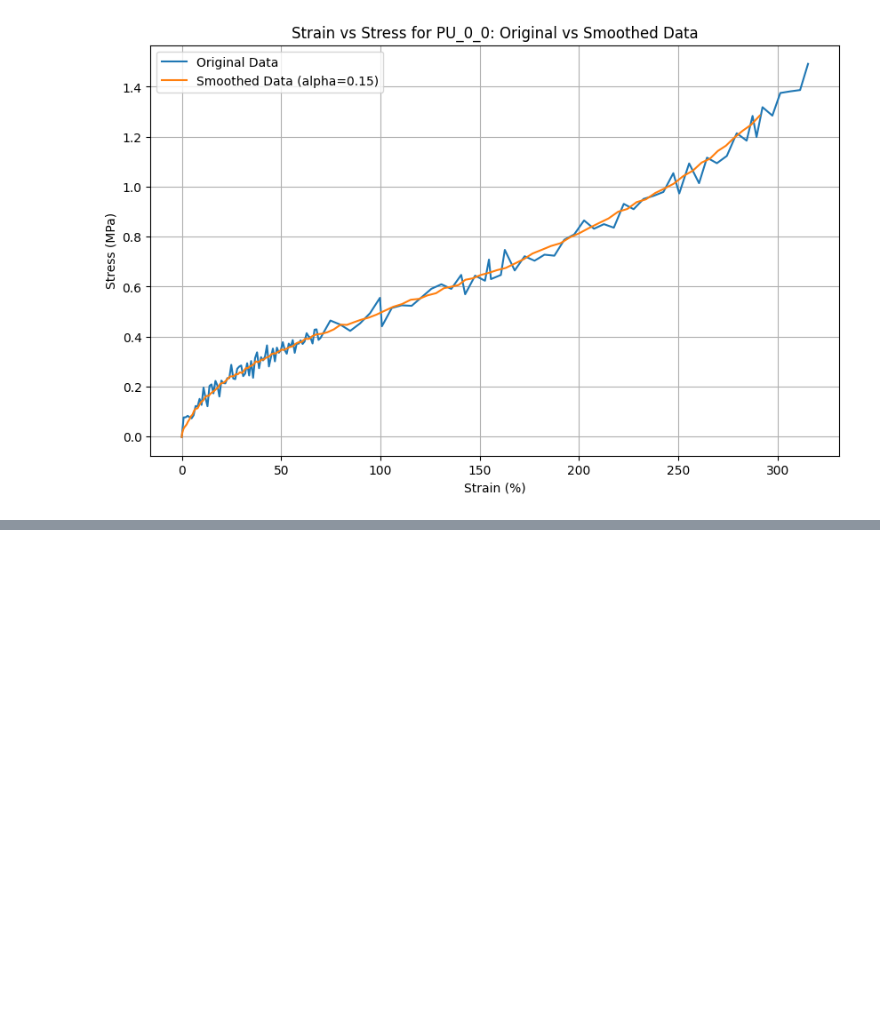
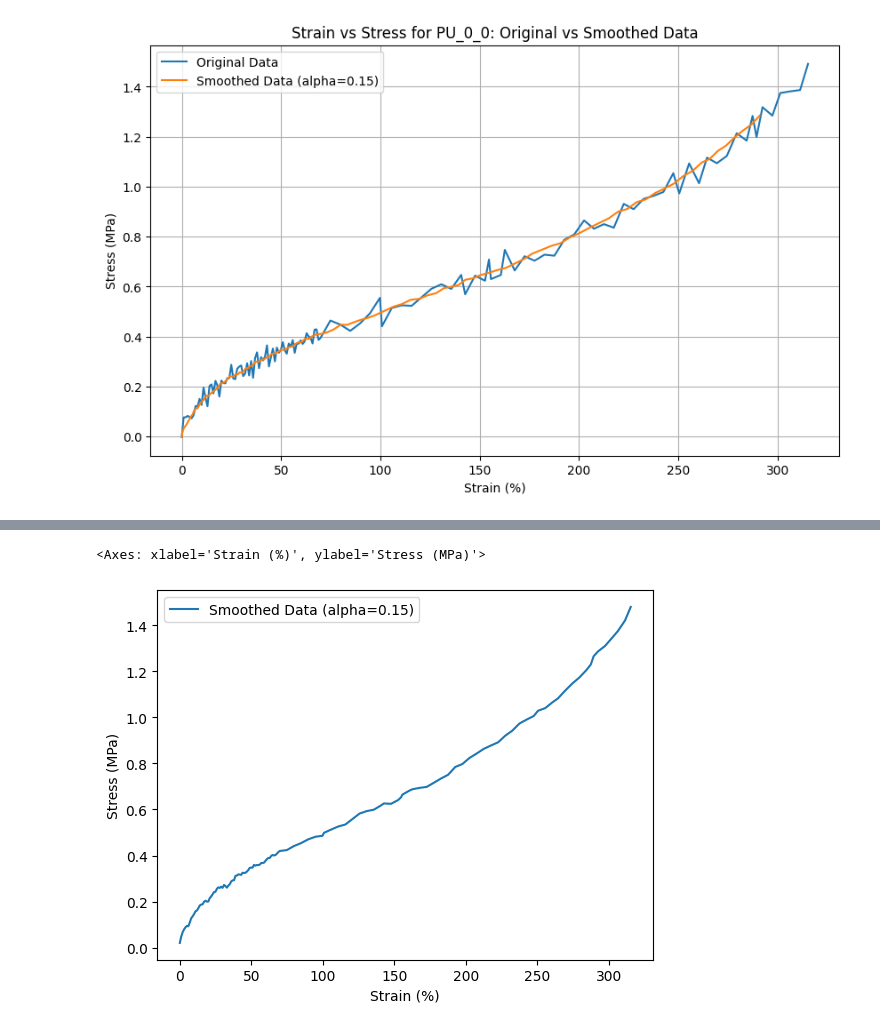
Before and after one commit to JHU-Kessler-Group/GraftedHybridLatexPaper, a Jupyter notebook: Figure2.ipynb, the cells around one changed output, grey strips where cells are left out. Cells and saved outputs as stored; diff of their text form; code cells hidden in the pictures; blank space fills up the shorter version.

```diff
--- a/Figure2.ipynb
+++ b/Figure2.ipynb
@@ -77,0 +107,5 @@ plt.show()
+# %%
+sns.lineplot(x='Strain (%)', y='Stress (MPa)', data=smoothed_data, label=f'Smoothed Data (alpha={alpha})')
+# %% [output]
+<Axes: xlabel='Strain (%)', ylabel='Stress (MPa)'>
+[figure, added]
```
Also changed, not shown: parts of 9 cells of this notebook.
